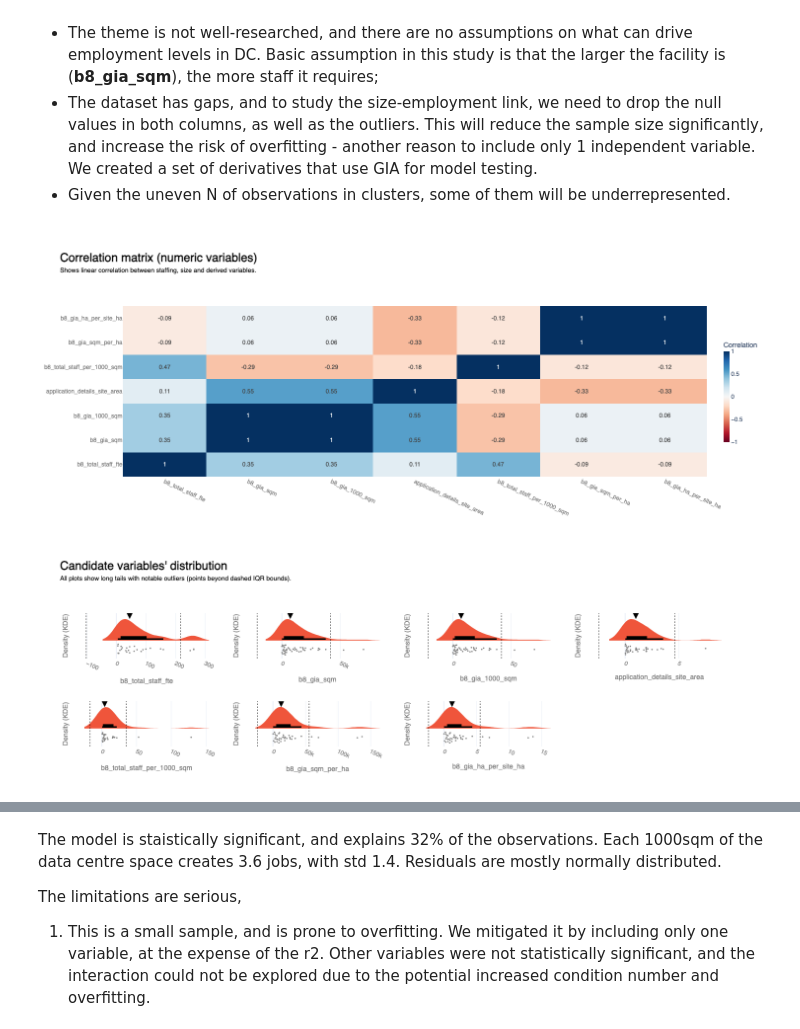
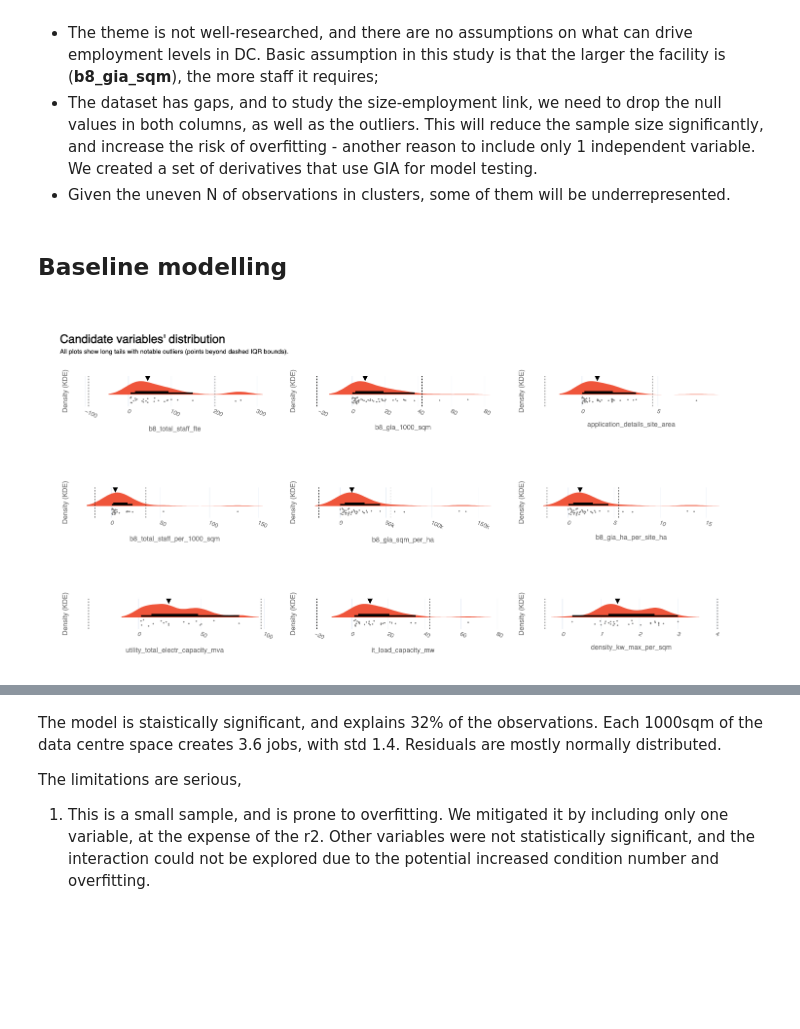
Before and after one commit to a-saveleva/casa0007_project, a Jupyter notebook: CASA0007_project.ipynb, the cells around one changed output, grey strips where cells are left out. Drawn from its saved outputs; the diff is of its cells as text; code cells hidden in the pictures; blank space fills up the shorter version.

```diff
--- a/CASA0007_project.ipynb
+++ b/CASA0007_project.ipynb
@@ -160,3 +555,5 @@ The dataset contains several variables that could inform clustering of DC, e.g.
 <!--
 Apart from operational, security and other differences, they can vary by GIA. Below we perform the segmentation using Jenks natural breaks. This method is appropriate for small, 1-dimentional data (GIA) with potentially unequal number of datapoints in each class, and skewed distributions (see chart below). The method optimizes for total intra-class variance, making the classes as homogeneous as possible. (hhttps://observablehq.com/@visionscarto/natural-breaks). -->
+# %%
+clustering_by = ['it_load_capacity_mw', 'density_kw_max_per_sqm'] #'density_kw_max_per_sqm',
 # %%
@@ -207,7 +608,7 @@ fig.show()
 # %% [markdown]
 ## Clustering
 # %%
-k_means_optimum = KMeans(n_clusters = 3, init = 'k-means++', random_state=42, n_init="auto")
+k_means_optimum = KMeans(n_clusters = 4, init = 'k-means++', random_state=42, n_init="auto")
 y = k_means_optimum.fit_predict(X)
 # print(y)
 
@@ -215,4 +616,4 @@ y = k_means_optimum.fit_predict(X)
 data_ldn_exstg["cluster"] = np.nan
 data_ldn_exstg.loc[data_sizes_no_na.index, "cluster"] = y
 sil_score = silhouette_score(X,y)
-# print(sil_score)
+print(sil_score)
@@ -501,35 +912,3 @@ In this section, we perform regression analysis. Below are some aspects that det
 - The theme is not well-researched, and there are no assumptions on what can drive employment levels in DC. Basic assumption in this study is that the larger the facility is (**b8_gia_sqm**), the more staff it requires;
 - The dataset has gaps, and to study the size-employment link, we need to drop the null values in both columns, as well as the outliers. This will reduce the sample size significantly, and increase the risk of overfitting - another reason to include only 1 independent variable. We created a set of derivatives that use GIA for model testing.
 - Given the uneven N of observations in clusters, some of them will be underrepresented.
-# %%
-value_cols = ['b8_total_staff_fte', 'b8_gia_sqm','b8_gia_1000_sqm', 'application_details_site_area', 'b8_total_staff_per_1000_sqm', 'b8_gia_sqm_per_ha', 'b8_gia_ha_per_site_ha']
-#________________________________________________________________________________________________________________________________________________
-# Correlation matrix
-corr_cols = value_cols
-
-df = data_ldn_exstg[corr_cols].copy()
-corr = df.corr(numeric_only=True)
-
-fig = go.Figure(go.Heatmap(z=corr.values,x=corr.columns,y=corr.index,colorscale="RdBu",zmin=-1,zmax=1,
-    text=corr.round(2).values,texttemplate="%{text}",hovertemplate="X: %{x}<br>Y: %{y}<br>Correlation: %{z:.2f}<extra></extra>",
-    colorbar=dict( title="Correlation",len=0.65, thickness=12,x=1.02,),
-))
-
-fig.update_layout(
-    width=1000,height=600,template="plotly_white",
-    title=dict(
-        text=(
-            f"<br><span style='font-size:24px; font-weight:bold; color:{notes_colour}; display:block; margin-bottom:2px;'>"
-            "Correlation matrix (numeric variables)"
-            "</span><br>"
-            f"<span style='font-size:13px; font-weight:300; color:{notes_colour}; display:block; margin-bottom:0px;'>"
-            "Shows linear correlation between staffing, size and derived variables."
-            "</span><br>"
-        ),x=0.03,xanchor="left",y=0.92,yanchor="top",
-    ),margin=dict(t=160),
-)
-fig.update_xaxes(tickangle=25, tickfont=dict(color=labels_colour), title_font=dict(color=labels_colour))
-fig.update_yaxes(tickfont=dict(color=labels_colour), title_font=dict(color=labels_colour))
-fig.show()
-# %% [output]
-[figure, removed]
@@ -536,10 +961,14 @@ fig.show()
+# %% [markdown]
+## Baseline modelling
 # %%
-cols_to_show = ['id', 'lpa_name'] + value_cols
+cols_to_show = ['id', 'lpa_name', 'current_occupier'] + value_cols
+
 df0 = data_ldn_exstg.copy()
 
 n = len(value_cols)
-ncols = 4
+ncols = 3
 nrows = math.ceil(n / ncols)
+base_color = px.colors.qualitative.Plotly[1]
 fig = make_subplots(rows=nrows, cols=ncols, horizontal_spacing=0.05,vertical_spacing=0.32)
 # _________________________________________________________________
 # Violin plots
@@ -583,31 +1012,31 @@ for idx, value_col in enumerate(value_cols):
     for i, b in enumerate(iqr_bounds):
         fig.add_vline(x=b, line_width=1, line_dash="dot", line_color="black", row=r, col=c, showlegend=False)
         # invisible point just for hover
         fig.add_trace(go.Scatter(x=[b], y=[0],mode="markers", marker=dict(opacity=0),hovertemplate=f"IQR bound: {b:,.2f}<extra></extra>",showlegend=False,), row=r, col=c)
 
     # Median arrow
     fig.add_trace(go.Scatter(x=[median_value], mode='markers', marker=dict(symbol='arrow-down', color='black', size=12), showlegend=False,  hovertemplate="<br>".join([f"Median: {median_value}"])), row=r, col=c)
 
     # Style subplot axes
     fig.update_yaxes(showticklabels=False, title="Density (KDE)", ticks="", showgrid=False, zeroline=False, row=r, col=c)
     fig.update_xaxes(title_text=value_col, row=r, col=c)
     fig.update_xaxes(tickangle=25, tickfont=dict(color=labels_colour), title_font=dict(color=labels_colour))
     fig.update_yaxes(tickfont=dict(color=labels_colour), title_font=dict(color=labels_colour))
 
 fig.update_layout(violinmode='overlay', width=1400, height=250 * nrows, template='plotly_white',
     title=dict(
         text=(
             f"<br><span style='font-size:24px; font-weight:bold; color:{notes_colour}; display:block; margin-bottom:2px;'>"
             "Candidate variables' distribution"
             "</span><br>"
             f"<span style='font-size:13px; font-weight:300; color:{notes_colour}; display:block; margin-bottom:0px;'>"
             "All plots show long tails with notable outliers (points beyond dashed IQR bounds)."
             "</span><br>"
         ),
         x=0.03, xanchor="left", y=0.92, yanchor="top",
     ),
     margin=dict(t=150),
 )
 fig.show()
 # %% [output]
-[figure, old version]
+[figure, new version]
```
Also changed, not shown: parts of 70 cells of this notebook, 6 other files.
